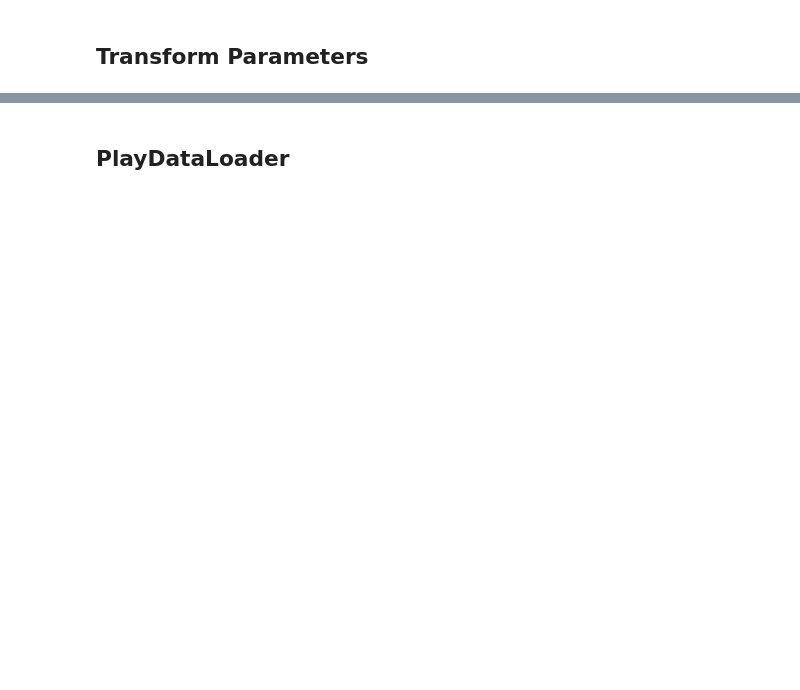
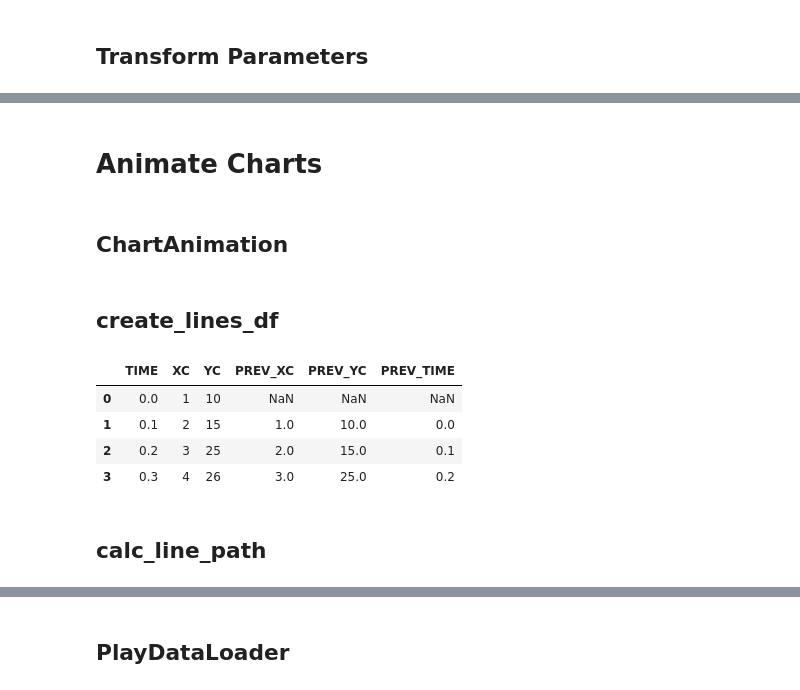
Before and after one commit to rjf2022/nfl-big-data-bowl, a Jupyter notebook: Visuals.ipynb, the cells around one changed output, grey strips where cells are left out. Cells and saved outputs as stored; diff of their text form; code cells hidden in the pictures; blank space fills up the shorter version.

```diff
--- a/Visuals.ipynb
+++ b/Visuals.ipynb
@@ -925,0 +1159,18 @@ def calc_new_angle(angle, flip_y = False):
+# %%
+def create_route_definition(df_pos, fps = 10, start_time = 0):
+
+    # get the min frame id
+    first_frame = df_pos["frame_id"].min()
+
+    # create the route definition
+    route_def = {
+        "start_time": start_time,
+        "fps": fps,
+        "path": {
+            "frame_id": (df_pos["frame_id"] - first_frame + 1).tolist(),
+            "xc": df_pos["x"].tolist(),
+            "yc": df_pos["y"].tolist()
+        }
+    }
+
+    return route_def
@@ -925,0 +1501,4 @@ def calc_new_angle(angle, flip_y = False):
+# %% [markdown]
+# Animate Charts
+# %% [markdown]
+## ChartAnimation
@@ -925,0 +1626,53 @@ def calc_new_angle(angle, flip_y = False):
+# %% [markdown]
+## create_lines_df
+# %%
+# function to create a dataframe from the given lines
+def create_lines_df(lines):
+
+    # initial dataframe
+    dfr = pd.DataFrame()
+
+    # loop through each line
+    for i, line in enumerate(lines):
+
+        # create a dataframe for the line
+        dfr = pd.concat([dfr, pd.DataFrame({
+            "TIME": [((frame - 1) / line["fps"]) + line["start_time"] for frame in line["path"]["frame_id"]],
+            "XC": line["path"]["xc"],
+            "YC": line["path"]["yc"]
+        })], ignore_index=True)
+
+    # reset the index
+    dfr = dfr.sort_values("TIME").reset_index(drop = True)
+
+    # get the previous values
+    dfr["PREV_XC"] = dfr["XC"].shift(1)
+    dfr["PREV_YC"] = dfr["YC"].shift(1)
+    dfr["PREV_TIME"] = dfr["TIME"].shift(1)
+
+    return dfr
+
+# sample lines data
+lines = [
+    {
+        "start_time": 0,
+        "fps": 10,
+        "path": {
+            "frame_id": [1, 2, 3, 4],
+            "xc": [1, 2, 3, 4],
+            "yc": [10, 15, 25, 26]
+        }
+    }
+]
+
+# test the function
+dfr = create_lines_df(lines)
+dfr
+# %% [output]
+|  | TIME | XC | YC | PREV_XC | PREV_YC | PREV_TIME |
+| 0 | 0.0 | 1 | 10 | NaN | NaN | NaN |
+| 1 | 0.1 | 2 | 15 | 1.0 | 10.0 | 0.0 |
+| 2 | 0.2 | 3 | 25 | 2.0 | 15.0 | 0.1 |
+| 3 | 0.3 | 4 | 26 | 3.0 | 25.0 | 0.2 |
+# %% [markdown]
+## calc_line_path
```
Also changed, not shown: parts of 48 cells of this notebook, 2 other files.
